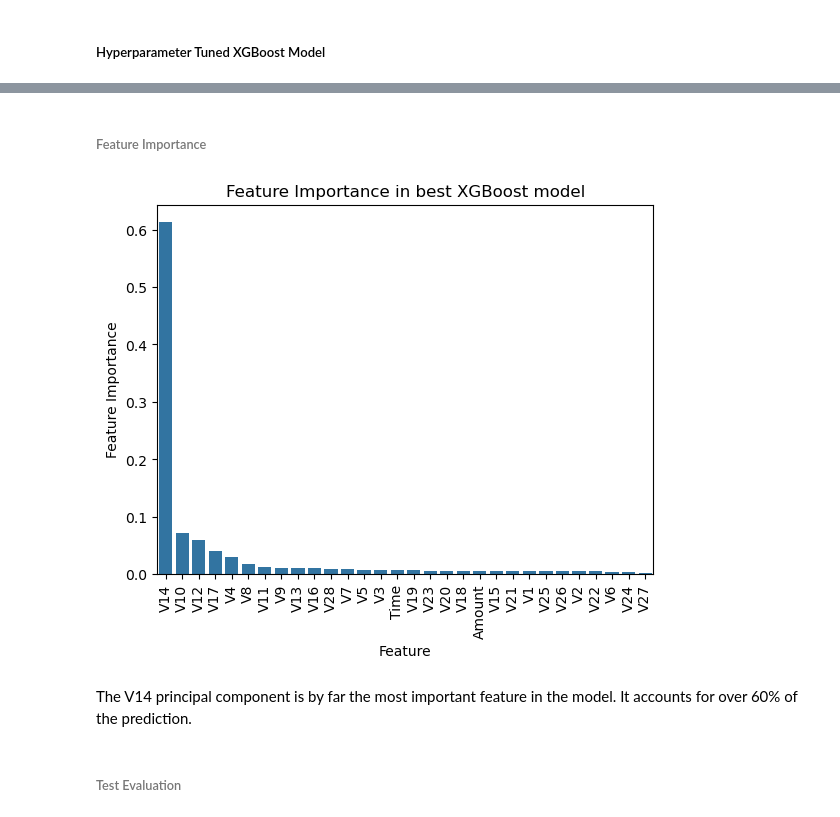
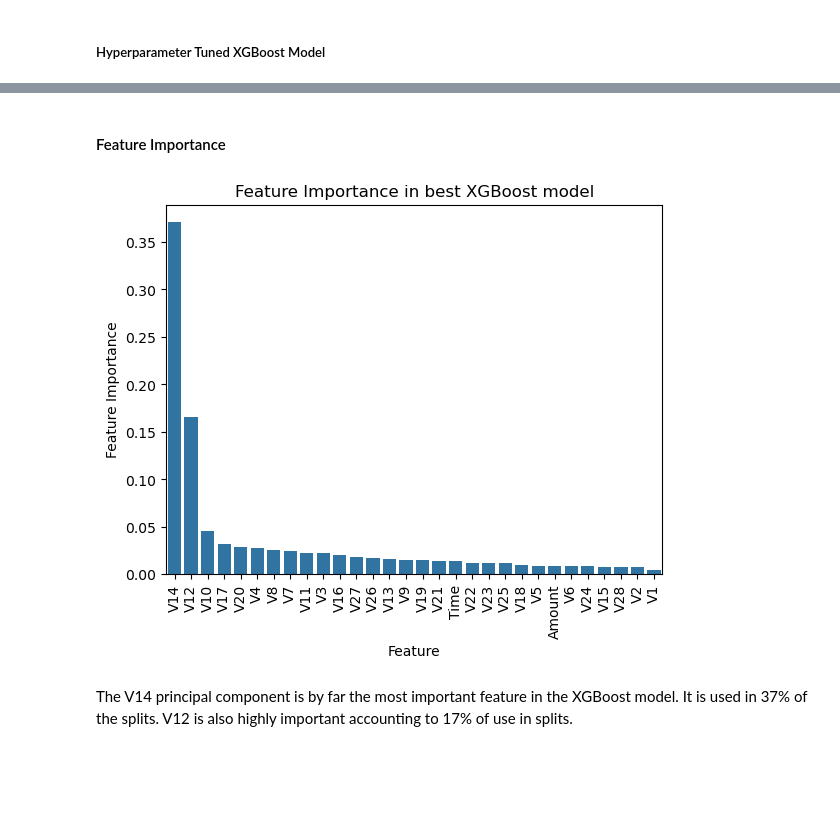
Before and after one commit to cedrickeller-cmd/financial-transactions-fraud-detection, a Jupyter notebook: random_forest.ipynb, the cells around one changed output, grey strips where cells are left out. Cells and saved outputs as stored; diff of their text form; code cells hidden in the pictures; blank space fills up the shorter version.

```diff
--- a/random_forest.ipynb
+++ b/random_forest.ipynb
@@ -137,7 +152,7 @@ rfc_search = GridSearchCV(
     rfc,
     param_search,
     cv=skf,
-    scoring='f1',
+    scoring='roc_auc', # use 'roc_auc' or 'average_precision' for imbalanced datasets
     n_jobs=-2 # n_iter=10 is default
 )
 
@@ -268,7 +277,7 @@ rfc_search_over = GridSearchCV(
     rfc,
     param_grid,
     cv=skf,
-    scoring='f1',
+    scoring='roc_auc', # use 'roc_auc' or 'prediction_accuracy'
     n_jobs=-2 # n_iter=10 is default
 )
 
@@ -383,7 +381,7 @@ scale_pos_weight = neg / pos
 xgb = XGBClassifier(
     objective='binary:logistic',
     eval_metric='logloss',
-#    scale_pos_weight=scale_pos_weight, # uncomment if not using oversampled data
+    scale_pos_weight=scale_pos_weight,
     use_label_encoder=False,
     nthread=4,
     random_state=69
@@ -392,26 +390,24 @@ xgb = XGBClassifier(
 # hyperparameter grid
 param_grid = {
     'n_estimators': [100, 500], # number of trees
-    'max_depth': [3, 5], # max depth of tree
-    'min_child_weight': [1, 3], # about min samples per leaf
+    'max_depth': [3, 4, 5], # max depth of tree
+    'min_child_weight': [1, 2], # about min samples per leaf
     'colsample_bytree': [0.8, 1], # max features per tree
-    'learning_rate': [0.2, 0.3]
+    'learning_rate': [0.2, 0.3, 0.4]
 }
 
 # searching best hyperparameters
-grid_search = GridSearchCV(
+grid_search_xgb = GridSearchCV(
     estimator=xgb,
     param_grid=param_grid,
-    scoring='f1',  # or use 'roc_auc' or 'average_precision'
+    scoring='roc_auc',  # use 'roc_auc' or 'average_precision'
     cv=skf,
     verbose=1,
     n_jobs=-1
 )
 
 # model training
-grid_search.fit(X_train_over, y_train_over)
+grid_search_xgb.fit(X_train, y_train)
 
-# best model
-best_model = grid_search.best_estimator_
-print("Best Params:", grid_search.best_params_)
+print(f"Best Parameters:\t{grid_search_xgb.best_params_}")
 # %% [output]
@@ -481,15 +581,13 @@ plt.ylim([0, 1.004]);
 # %% [markdown]
-###### Feature Importance
+#### Feature Importance
 # %%
-f_importance_df = pd.DataFrame({'Feature': X_val.columns, 'Feature Importance': best_model.feature_importances_})
+f_importance_df = pd.DataFrame({'Feature': X_val.columns, 'Feature Importance': grid_search_xgb.best_estimator_.feature_importances_})
 f_importance_df = f_importance_df.sort_values(by='Feature Importance',ascending=False)
 
 plt.title('Feature Importance in best XGBoost model')
 sns.barplot(x='Feature', y='Feature Importance', data=f_importance_df);
 plt.xticks(rotation=90);
 # %% [output]
-[figure, old version]
+[figure, new version]
 # %% [markdown]
-The V14 principal component is by far the most important feature in the model. It accounts for over 60% of the prediction.
+The V14 principal component is by far the most important feature in the XGBoost model. It is used in 37% of the splits. V12 is also highly important accounting to 17% of use in splits.
-# %% [markdown]
-###### Test Evaluation
```
Also changed, not shown: parts of 36 cells of this notebook.
